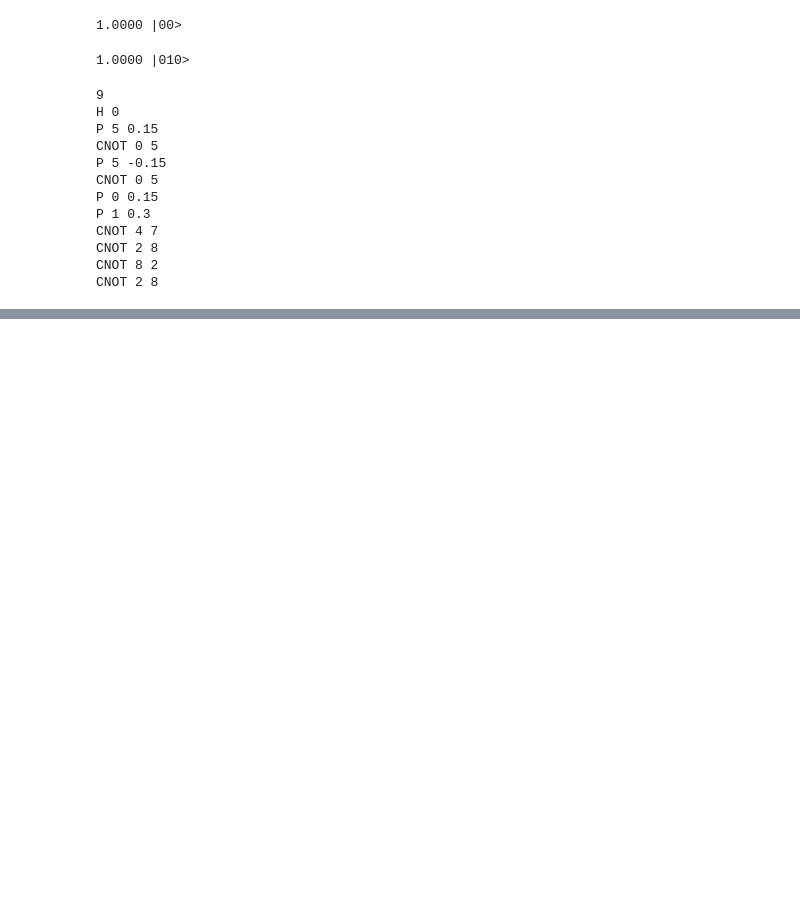
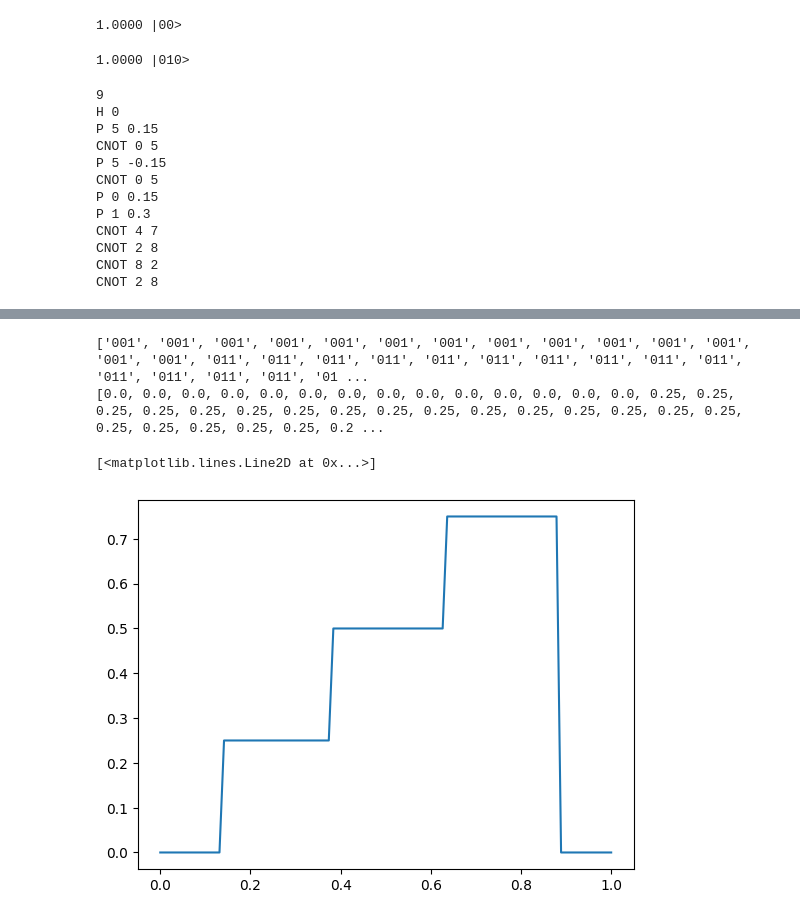
Before and after one commit to Goldartfrog/ComputationalPhysics, a Jupyter notebook: Project 1/qubits.ipynb, the cells around one changed output, grey strips where cells are left out. Cells and saved outputs as stored; diff of their text form; code cells hidden in the pictures; blank space fills up the shorter version.

```diff
--- a/Project 1/qubits.ipynb
+++ b/Project 1/qubits.ipynb
@@ -565,0 +682,29 @@ CNOT 2 8
+# %%
+phiMeasures = []
+for i in range(100):
+    phi = np.pi * 2 * i / 100
+    moreExactPhaseEstimation = f'''
+3
+INITSTATE BASIS |001>
+H 0
+H 1
+CPHASE 2 1 {phi}
+CPHASE 2 0 {phi}
+CPHASE 2 0 {phi}
+H 0
+CPHASE 1 0 {-np.pi/2}
+H 1
+SWAP 0 1
+MEASURE'''
+    measures = S.ReadAndProcessString(Precompile(moreExactPhaseEstimation), measures=100)
+    phiMeasures.append(max(set(measures), key = list(measures).count))
+print(phiMeasures)
+y = [int(m[:-1], 2)/4 for m in phiMeasures]
+print(y)
+x = np.linspace(0, 1, num = 100)
+plt.plot(x, y)
+# %% [output]
+['001', '001', '001', '001', '001', '001', '001', '001', '001', '001', '001', '001', '001', '001', '011', '011', '011', '011', '011', '011', '011', '011', '011', '011', '011', '011', '011', '011', '01 ...
+[0.0, 0.0, 0.0, 0.0, 0.0, 0.0, 0.0, 0.0, 0.0, 0.0, 0.0, 0.0, 0.0, 0.0, 0.25, 0.25, 0.25, 0.25, 0.25, 0.25, 0.25, 0.25, 0.25, 0.25, 0.25, 0.25, 0.25, 0.25, 0.25, 0.25, 0.25, 0.25, 0.25, 0.25, 0.25, 0.2 ...
+[<matplotlib.lines.Line2D at 0x...>]
+[figure, added]
```
Also changed, not shown: parts of 20 cells of this notebook.
